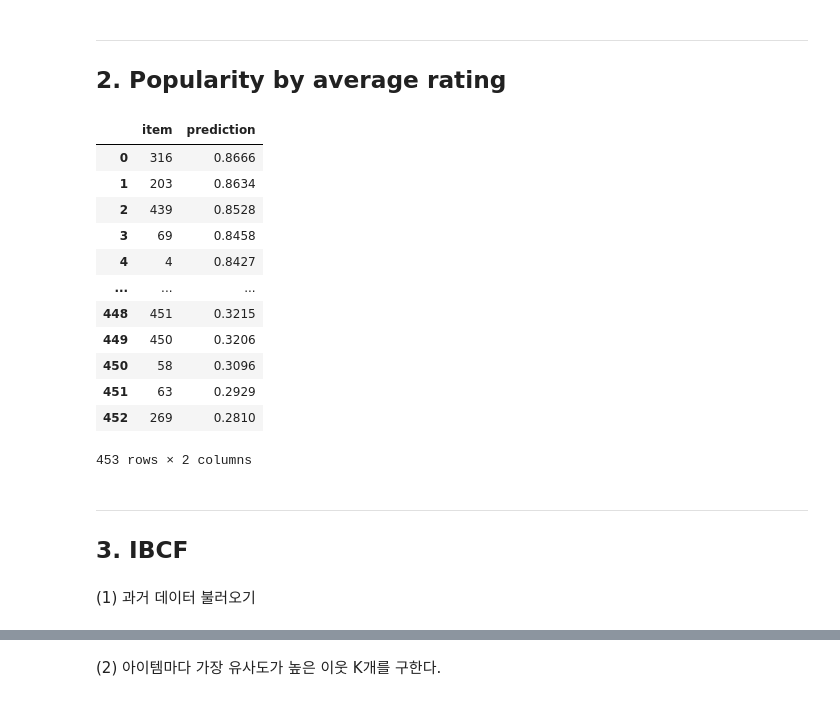
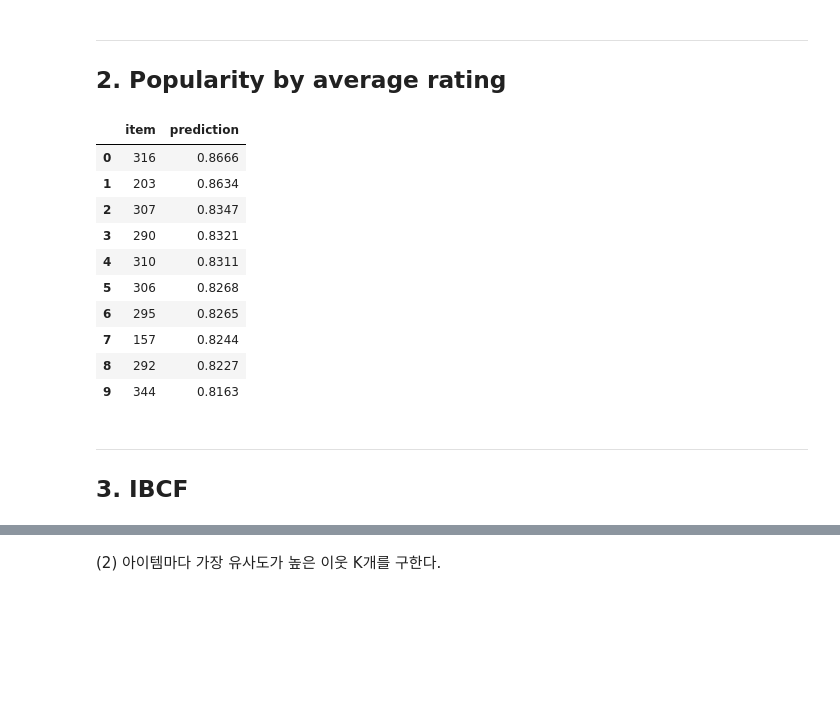
Before and after one commit to likeJoseph/helloworld, a Jupyter notebook: test.ipynb, the cells around one changed output, grey strips where cells are left out. Drawn from its saved outputs; the diff is of its cells as text; code cells hidden in the pictures; blank space fills up the shorter version.

```diff
--- a/test.ipynb
+++ b/test.ipynb
@@ -103,33 +106,34 @@ get_output(query)
 ## <B> 2. Popularity by average rating
 # %%
 # 답2
+rec_num = 10
+
 query = '''
 SELECT item, ROUND(AVG(P),4) AS prediction
 FROM (SELECT user, item, (rating-min)/(max-min) AS P
       FROM ratings LEFT JOIN (SELECT user, MAX(rating) AS max, MIN(rating) AS min FROM ratings GROUP BY user) R USING(user)) R2
+WHERE item >= 150 AND item <350
 GROUP BY item
 ORDER BY prediction DESC
-'''
+LIMIT {}
+'''.format(rec_num)
+
 get_output(query)
 # %% [output]
 |  | item | prediction |
 | 0 | 316 | 0.8666 |
 | 1 | 203 | 0.8634 |
-| 2 | 439 | 0.8528 |
-| 3 | 69 | 0.8458 |
-| 4 | 4 | 0.8427 |
-| ... | ... | ... |
-| 448 | 451 | 0.3215 |
-| 449 | 450 | 0.3206 |
-| 450 | 58 | 0.3096 |
-| 451 | 63 | 0.2929 |
-| 452 | 269 | 0.2810 |
+| 2 | 307 | 0.8347 |
+| 3 | 290 | 0.8321 |
+| 4 | 310 | 0.8311 |
+| 5 | 306 | 0.8268 |
+| 6 | 295 | 0.8265 |
+| 7 | 157 | 0.8244 |
+| 8 | 292 | 0.8227 |
+| 9 | 344 | 0.8163 |
-453 rows × 2 columns
 # %% [markdown]
 
 
 ---
 
 ## <B> 3. IBCF
-# %% [markdown]
-(1) 과거 데이터 불러오기
```
Also changed, not shown: parts of 13 cells of this notebook.
